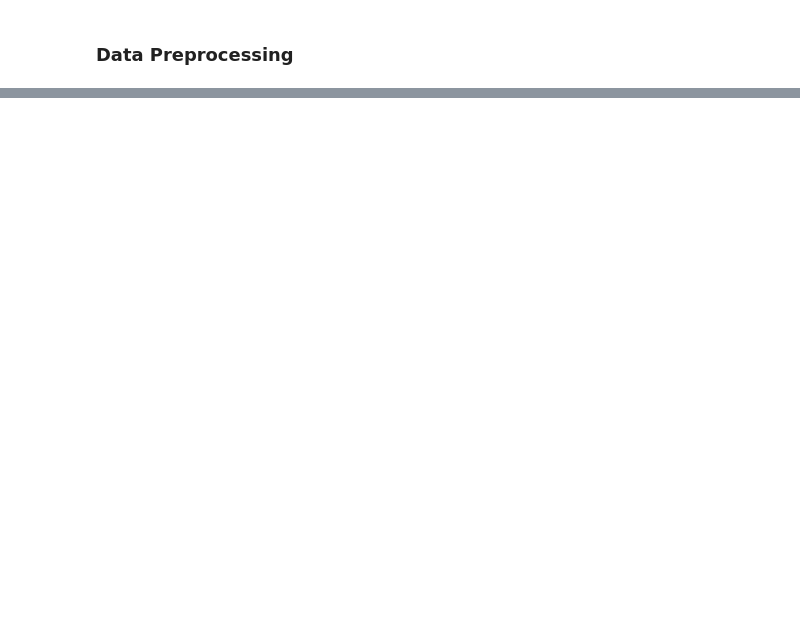
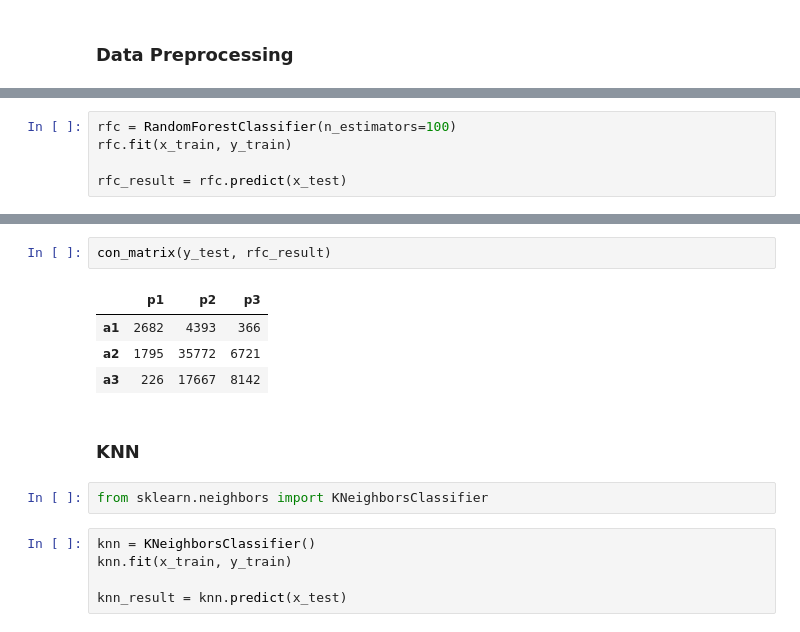
Before and after one commit to cwong690/richters-earthquake-predictor, a Jupyter notebook: earthquake_modeling.ipynb, the cells around one changed output, grey strips where cells are left out. Drawn from its saved outputs; the diff is of its cells as text; blank space fills up the shorter version.

```diff
--- a/earthquake_modeling.ipynb
+++ b/earthquake_modeling.ipynb
@@ -303,0 +525,5 @@ result
+# %%
+rfc = RandomForestClassifier(n_estimators=100)
+rfc.fit(x_train, y_train)
+
+rfc_result = rfc.predict(x_test)
@@ -303,0 +543,16 @@ result
+# %%
+con_matrix(y_test, rfc_result)
+# %% [output]
+|  | p1 | p2 | p3 |
+| a1 | 2682 | 4393 | 366 |
+| a2 | 1795 | 35772 | 6721 |
+| a3 | 226 | 17667 | 8142 |
+# %% [markdown]
+### KNN
+# %%
+from sklearn.neighbors import KNeighborsClassifier
+# %%
+knn = KNeighborsClassifier()
+knn.fit(x_train, y_train)
+
+knn_result = knn.predict(x_test)
```
Also changed, not shown: parts of 53 cells of this notebook.
